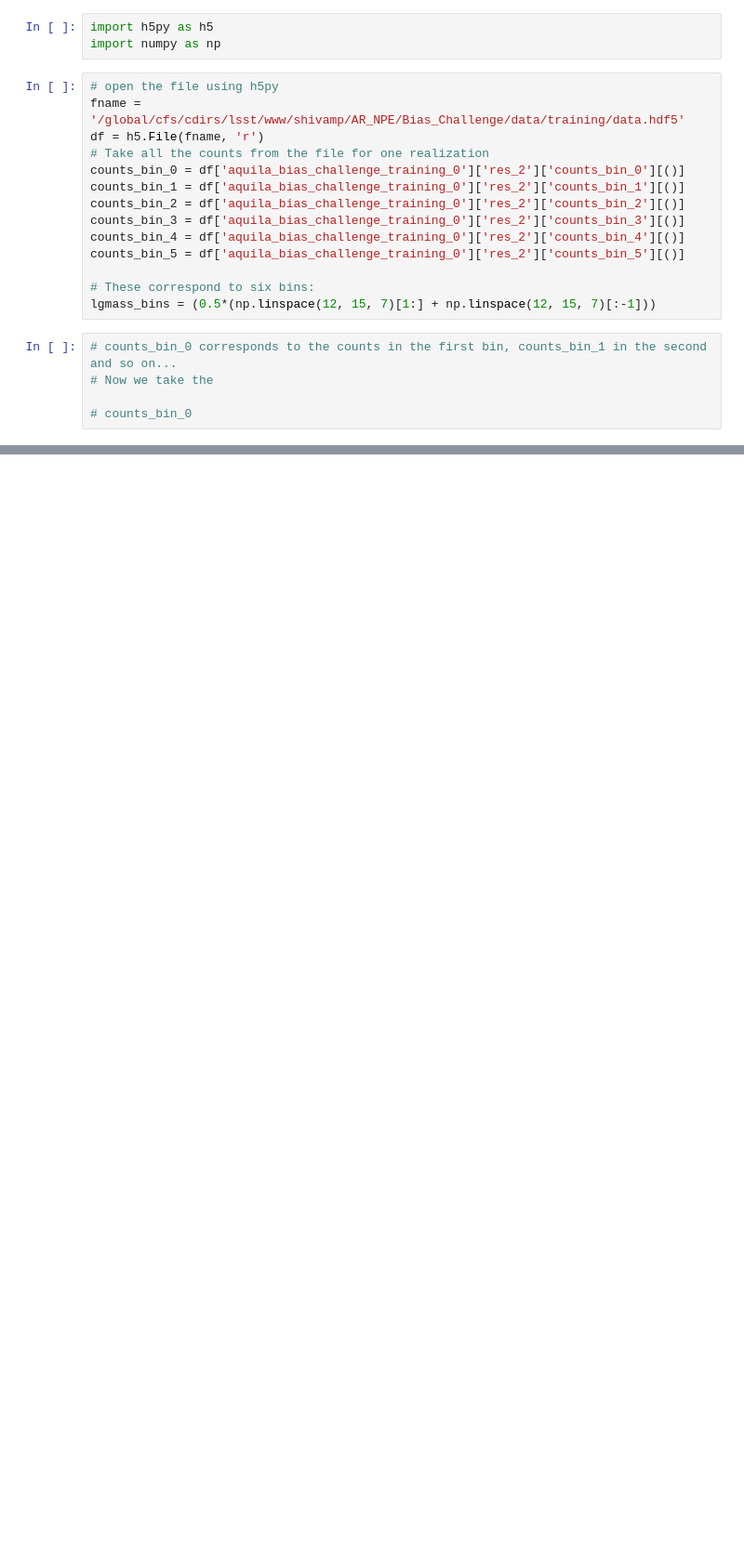
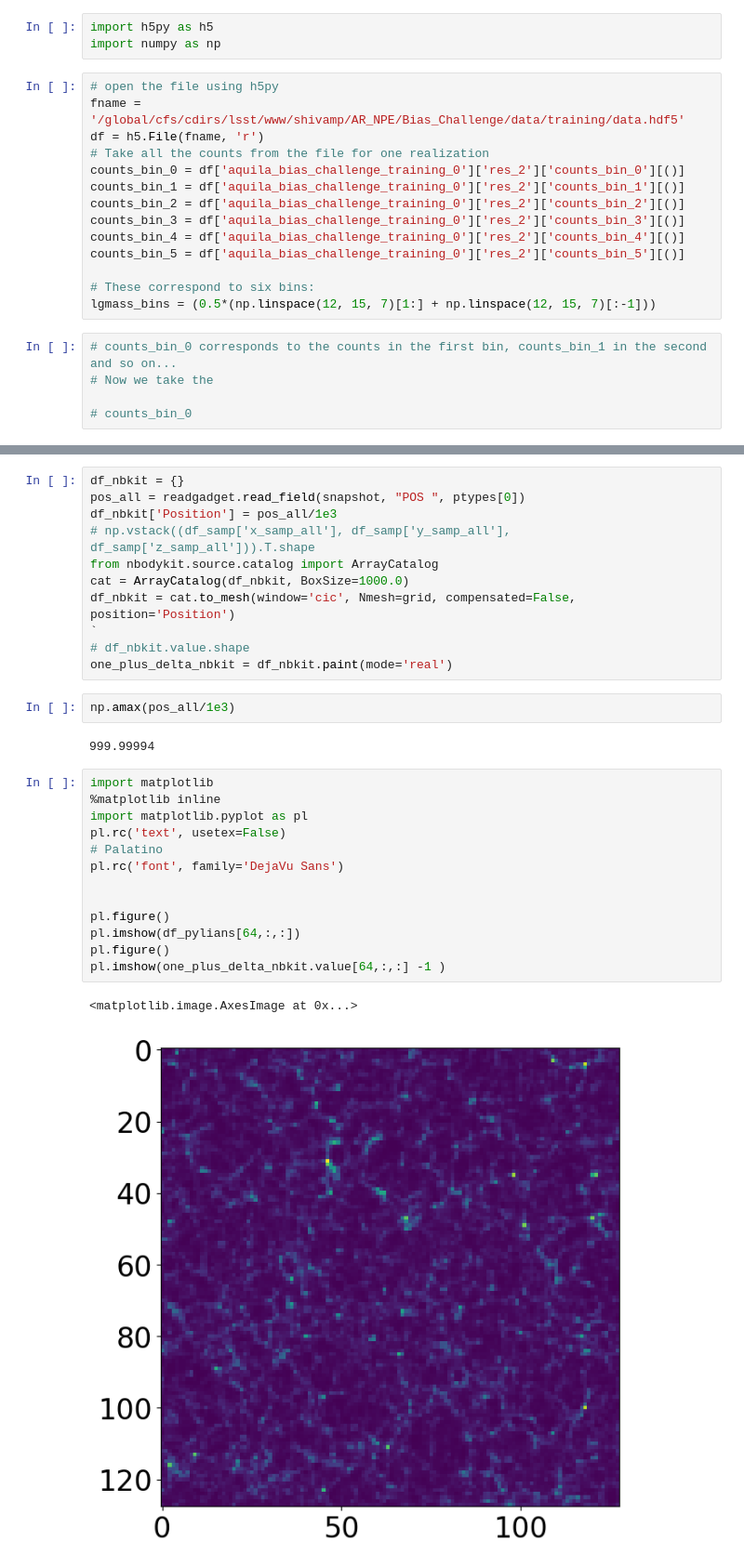
Before and after one commit to shivampcosmo/CHARM_old, a Jupyter notebook: notebooks/test_challenge_data.ipynb, the cells around one changed output, grey strips where cells are left out. Shown at 93% size. Drawn from its saved outputs; the diff is of its cells as text; blank space fills up the shorter version.

```diff
--- a/notebooks/test_challenge_data.ipynb
+++ b/notebooks/test_challenge_data.ipynb
@@ -22,0 +83,31 @@ lgmass_bins = (0.5*(np.linspace(12, 15, 7)[1:] + np.linspace(12, 15, 7)[:-1]))
+# %%
+df_nbkit = {}
+pos_all = readgadget.read_field(snapshot, "POS ", ptypes[0])
+df_nbkit['Position'] = pos_all/1e3
+# np.vstack((df_samp['x_samp_all'], df_samp['y_samp_all'], df_samp['z_samp_all'])).T.shape
+from nbodykit.source.catalog import ArrayCatalog
+cat = ArrayCatalog(df_nbkit, BoxSize=1000.0)
+df_nbkit = cat.to_mesh(window='cic', Nmesh=grid, compensated=False, position='Position')
+`
+# df_nbkit.value.shape
+one_plus_delta_nbkit = df_nbkit.paint(mode='real')
+# %%
+np.amax(pos_all/1e3)
+# %% [output]
+999.99994
+# %%
+import matplotlib
+%matplotlib inline
+import matplotlib.pyplot as pl
+pl.rc('text', usetex=False)
+# Palatino
+pl.rc('font', family='DejaVu Sans')
+
+
+pl.figure()
+pl.imshow(df_pylians[64,:,:])
+pl.figure()
+pl.imshow(one_plus_delta_nbkit.value[64,:,:] -1 )
+# %% [output]
+<matplotlib.image.AxesImage at 0x...>
+[figure, added]
```
Also changed, not shown: parts of 6 cells of this notebook, 10 other files.
